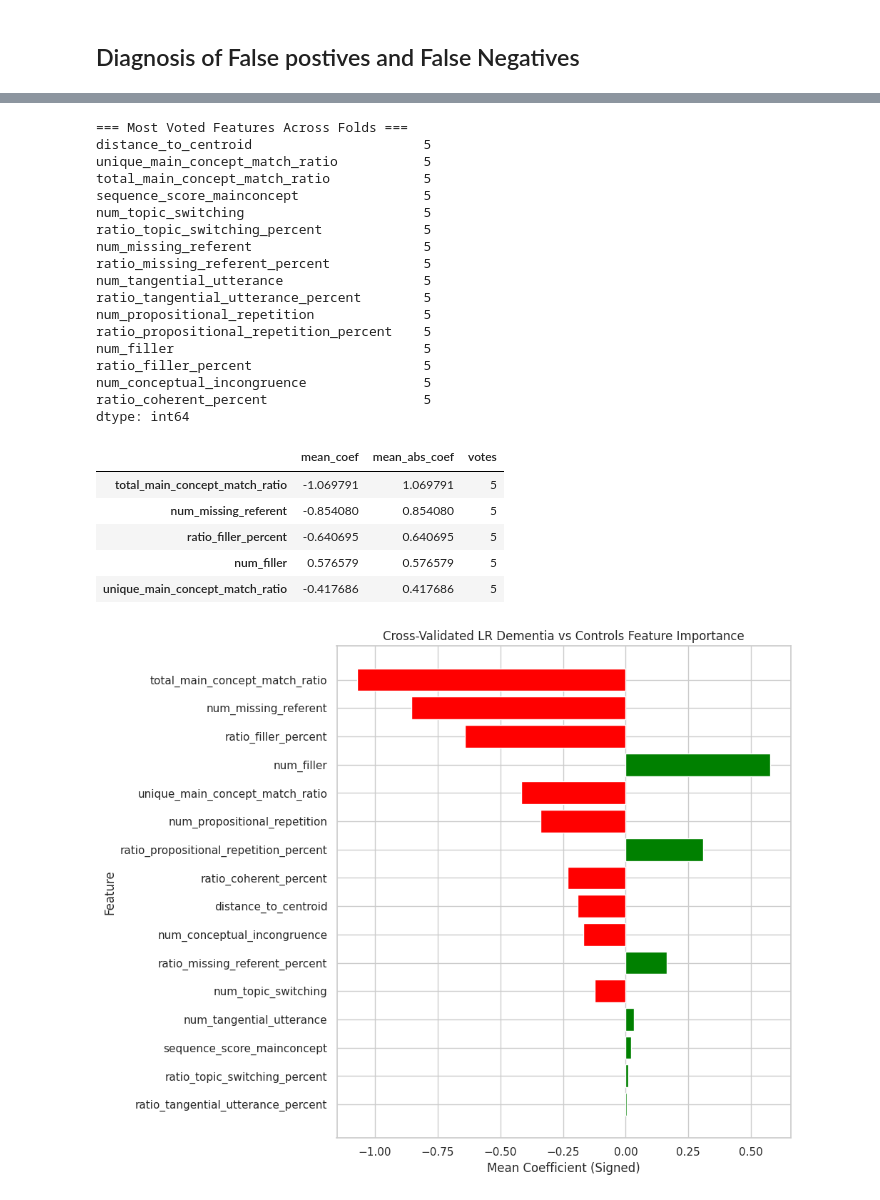
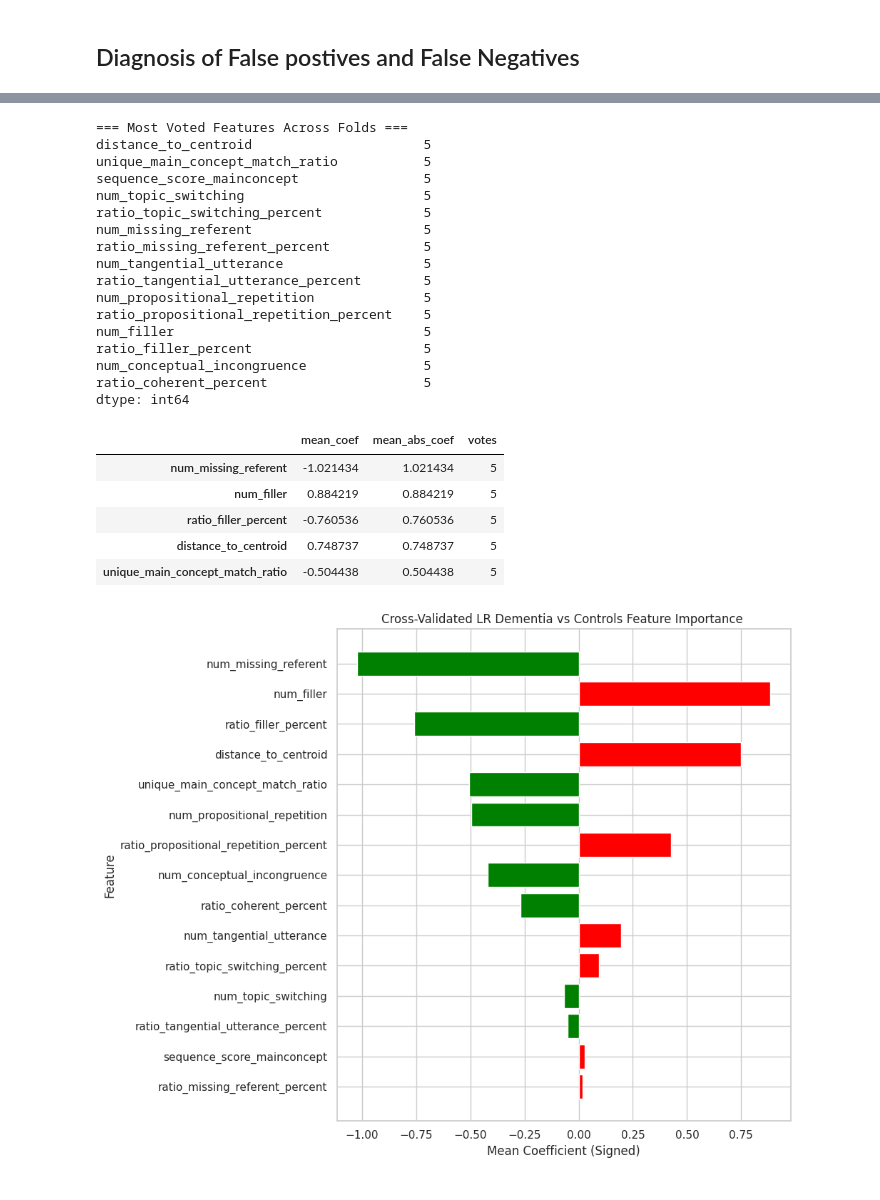
Before and after one commit to cassielee04/mainconcpet_analysis, a Jupyter notebook: src/notebooks/dementia_controls_mainconcept.ipynb, the cells around one changed output, grey strips where cells are left out. Drawn from its saved outputs; the diff is of its cells as text; code cells hidden in the pictures.

Commit message:
distance_to_centroid update

```diff
--- a/src/notebooks/dementia_controls_mainconcept.ipynb
+++ b/src/notebooks/dementia_controls_mainconcept.ipynb
@@ -371,7 +372,7 @@ cols_to_remove.extend([
     "global_coherence_mainconcept",
     "num_coherent",
     "ratio_conceptual_incongruence_percent",
-
+    "total_main_concept_match_ratio"
 ])
 
 df_clean = num_df.drop(columns=cols_to_remove, errors="ignore")
@@ -991,7 +981,6 @@ print(votes_sorted)
 === Most Voted Features Across Folds ===
 distance_to_centroid                      5
 unique_main_concept_match_ratio           5
-total_main_concept_match_ratio            5
 sequence_score_mainconcept                5
 num_topic_switching                       5
 ratio_topic_switching_percent             5
@@ -1025,11 +1014,11 @@ importance_signed = importance_signed.sort_values("mean_abs_coef", ascending=Fal
 importance_signed.head()
 # %% [output]
 |  | mean_coef | mean_abs_coef | votes |
-| total_main_concept_match_ratio | -1.069791 | 1.069791 | 5 |
-| num_missing_referent | -0.854080 | 0.854080 | 5 |
-| ratio_filler_percent | -0.640695 | 0.640695 | 5 |
-| num_filler | 0.576579 | 0.576579 | 5 |
-| unique_main_concept_match_ratio | -0.417686 | 0.417686 | 5 |
+| num_missing_referent | -1.021434 | 1.021434 | 5 |
+| num_filler | 0.884219 | 0.884219 | 5 |
+| ratio_filler_percent | -0.760536 | 0.760536 | 5 |
+| distance_to_centroid | 0.748737 | 0.748737 | 5 |
+| unique_main_concept_match_ratio | -0.504438 | 0.504438 | 5 |
 # %%
 importance_signed = importance_signed.reindex(
     importance_signed["mean_coef"].abs().sort_values(ascending=False).index
@@ -1037,17 +1026,17 @@ importance_signed = importance_signed.reindex(
 # %%
 plt.figure(figsize=(10, 8))
 
 plt.barh(
     importance_signed.index,
     importance_signed["mean_coef"],
-    color=["green" if x > 0 else "red" for x in importance_signed["mean_coef"]]
+    color=["red" if x > 0 else "green" for x in importance_signed["mean_coef"]]
 )
 
 plt.xlabel("Mean Coefficient (Signed)")
 plt.ylabel("Feature")
-plt.title("Cross-Validated LR Dementia vs Controls Feature Importance")
+plt.title("Cross-Validated LR Dementia vs Controls Feature Importance ")
 plt.gca().invert_yaxis()
 plt.tight_layout()
 plt.show()
 # %% [output]
-[figure, old version]
+[figure, new version]
```
Also changed, not shown: parts of 17 cells of this notebook, 27 other files.
